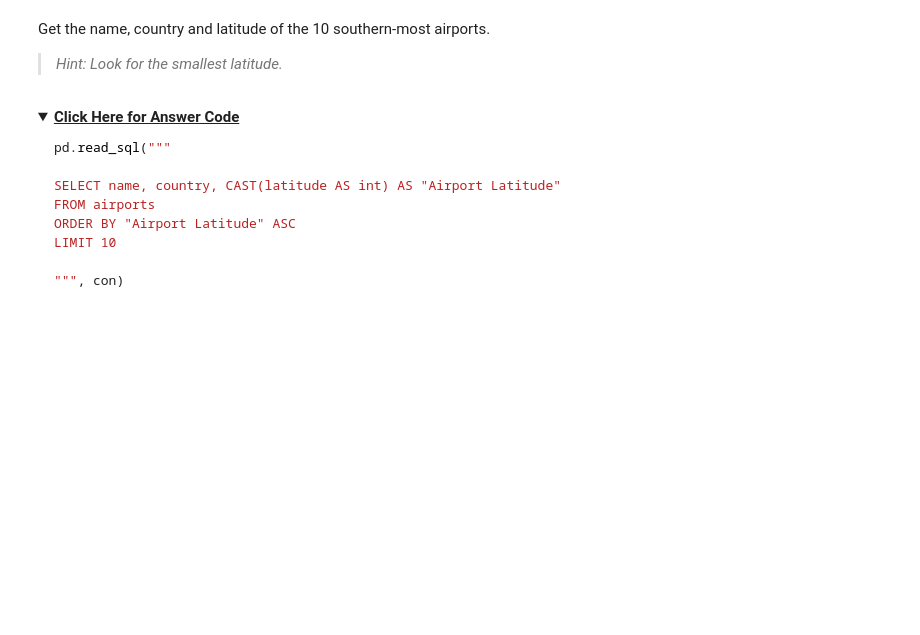
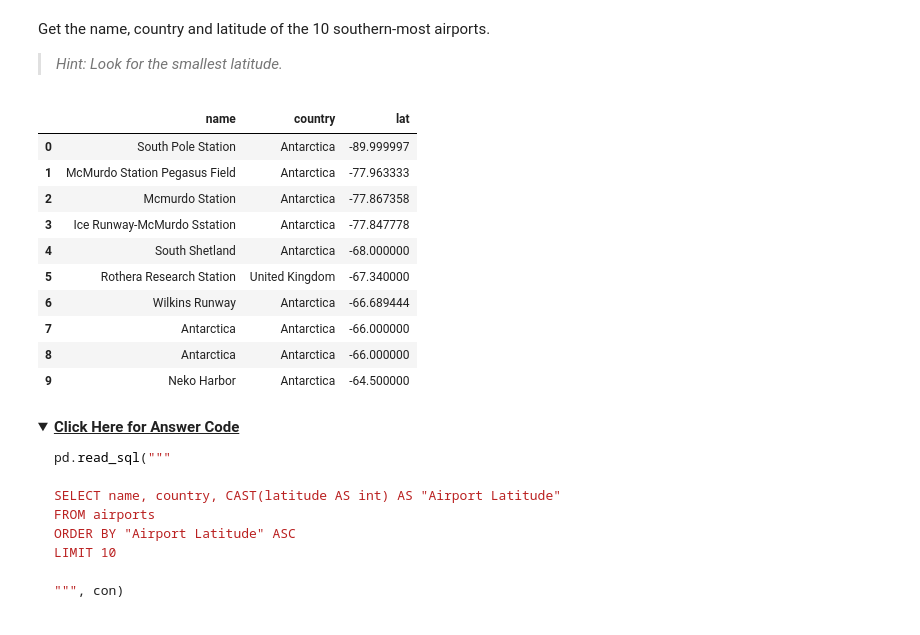
Before and after one commit to DrewAlderfer/NYC-DS-091922, a Jupyter notebook: Phase_1/Phase1_Topic6_Getting_Started_With_SQL/SQL_queries.ipynb, the cells around one changed output. Saved outputs shown, nothing was run; the diff lists cells and outputs as text; code cells hidden in the pictures; folded sections open; blank space fills up the shorter version.

```diff
--- a/Phase_1/Phase1_Topic6_Getting_Started_With_SQL/SQL_queries.ipynb
+++ b/Phase_1/Phase1_Topic6_Getting_Started_With_SQL/SQL_queries.ipynb
@@ -744,6 +927,20 @@ ORDER BY country ASC
 Get the name, country and latitude of the 10 southern-most airports.
 
 > _Hint: Look for the smallest latitude._
+# %%
+sqlme.sel("airports", "name, country, CAST(latitude as float) AS lat", order='lat ASC', limit="10")
+# %% [output]
+|  | name | country | lat |
+| 0 | South Pole Station | Antarctica | -89.999997 |
+| 1 | McMurdo Station Pegasus Field | Antarctica | -77.963333 |
+| 2 | Mcmurdo Station | Antarctica | -77.867358 |
+| 3 | Ice Runway-McMurdo Sstation | Antarctica | -77.847778 |
+| 4 | South Shetland | Antarctica | -68.000000 |
+| 5 | Rothera Research Station | United Kingdom | -67.340000 |
+| 6 | Wilkins Runway | Antarctica | -66.689444 |
+| 7 | Antarctica | Antarctica | -66.000000 |
+| 8 | Antarctica | Antarctica | -66.000000 |
+| 9 | Neko Harbor | Antarctica | -64.500000 |
 # %% [markdown]
 <details>
     <summary><b><u>Click Here for Answer Code</u></b></summary>
```
Also changed, not shown: parts of 28 cells of this notebook, 1 other file.
